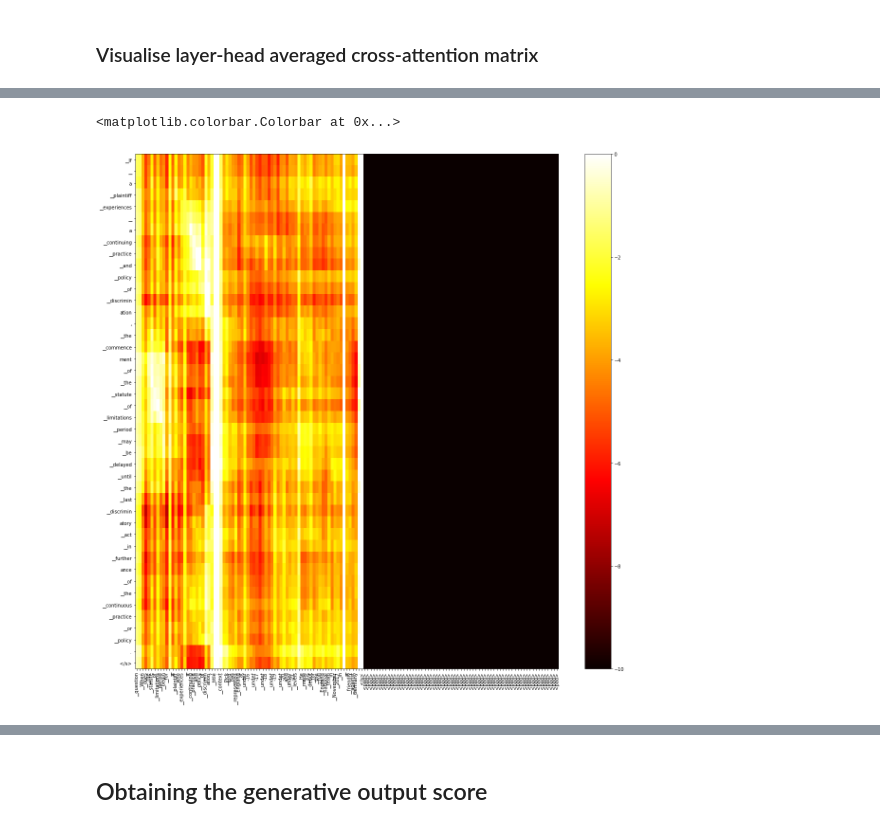
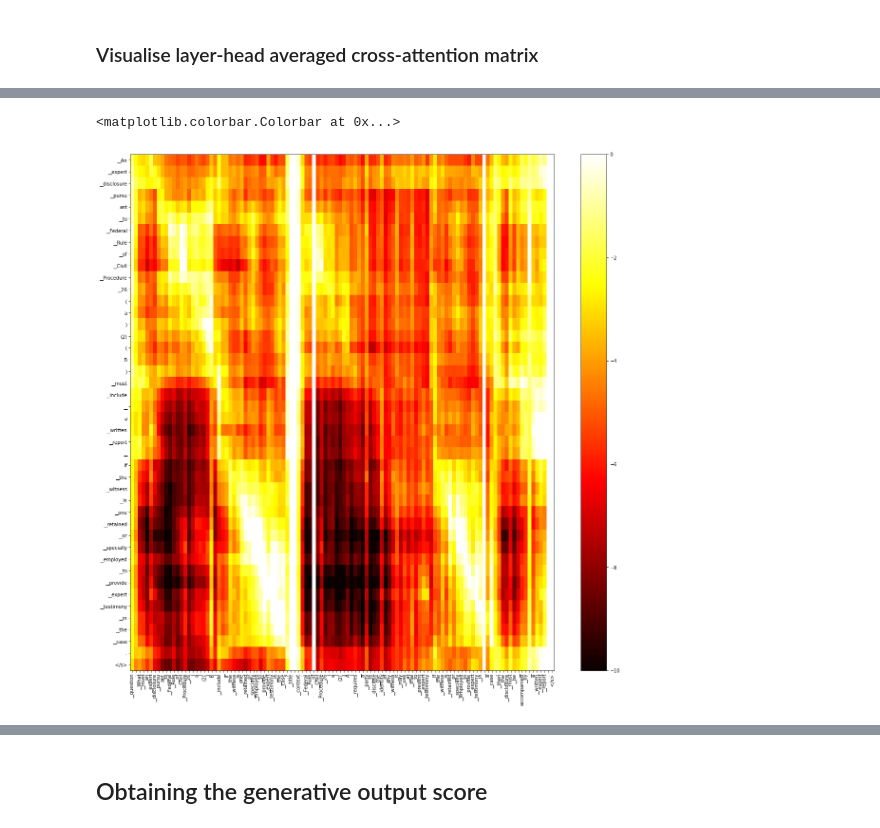
Before and after one commit to casetext/FiD, a Jupyter notebook: notebooks/FiD_confidence_thresholding.ipynb, the cells around one changed output, grey strips where cells are left out. Saved outputs shown, nothing was run; the diff lists cells and outputs as text; code cells hidden in the pictures.

Commit message:
more attention heatmap analysis

```diff
--- a/notebooks/FiD_confidence_thresholding.ipynb
+++ b/notebooks/FiD_confidence_thresholding.ipynb
@@ -30,6 +30,10 @@ nq_path =  "/mnt/disks/external_mounted_disk/datasets/NQ/NQ/dev.json"
 compose_path = "/mnt/disks/external_mounted_disk/datasets/compose_FiD/compose_fid_qa/dev.json"
 control_path = "/mnt/disks/external_mounted_disk/datasets/compose_FiD/compose_fid_qa/control.json"
 control_copy_path = "/mnt/disks/external_mounted_disk/datasets/compose_FiD/compose_fid_qa/control_copy.json"
+
+
+one_correct_path = "/mnt/disks/external_mounted_disk/datasets/compose_FiD/compose_fid_qa/one_correct.json"
+none_correct_path = "/mnt/disks/external_mounted_disk/datasets/compose_FiD/compose_fid_qa/none_correct.json"
 # %%
 eval_examples = load_data(
                             compose_path,
@@ -51,6 +49,12 @@ control_copy_examples = load_data(
+# %%
+none_correct_examples = load_data(
+                            none_correct_path,
+                            global_rank=0,
+                            world_size=1,
+                            )
 # %%
 n_passages = 5
-eval_dataset = src.data.Dataset(control_copy_examples, n_passages)
+eval_dataset = src.data.Dataset(none_correct_examples, n_passages)
 
 sampler = SequentialSampler(eval_dataset)
 tokenizer = transformers.T5Tokenizer.from_pretrained('t5-base')
@@ -87,7 +91,7 @@ model = model.to('cuda')
 for i, batch in enumerate(dataloader):
     (idx, labels, _, context_ids, context_mask) = batch
 
-    if i == 0:
+    if i == 1:
 
         print(idx)
         print(context_ids.shape)
@@ -142,6 +146,5 @@ for i, batch in enumerate(dataloader):
         print(tokenizer.decode(labels[0], skip_special_tokens=True))
         print(len(labels[0]))
 
-
         break
 # %% [output]
@@ -325,25 +338,26 @@ len(labels[0])
 # %%
+# FIRST PASSAGE RELEVANT
 passage_len = context_mask.shape[2]
 
-start = 2
-end = 3
+start = 0
+end = 1
 
 
 decoded_passage_tokens = tokenizer.convert_ids_to_tokens(context_ids_reshaped[0][(start*passage_len):(end*passage_len)])
 decoded_labels = tokenizer.convert_ids_to_tokens(labels[0])
 
 fig = plt.figure(figsize=(20, 20), facecolor="white")
 ax = fig.add_subplot(111)
 passage_1_sector = avg_attn_matrix[:, (start*passage_len):(end*passage_len)]
 im = ax.imshow(passage_1_sector, cmap=plt.get_cmap('hot'), aspect='auto', vmin=-10, vmax=0)
 
 ax.set_xticks(range(passage_len), rotation=90)
 ax.set_xticklabels(decoded_passage_tokens, rotation=90)
 
 ax.set_yticks(range(len(labels[0])), rotation=90)
 ax.set_yticklabels(decoded_labels)
 
 fig.colorbar(im)
 # %% [output]
 <matplotlib.colorbar.Colorbar at 0x...>
-[figure, old version]
+[figure, new version]
```
Also changed, not shown: parts of 17 cells of this notebook.
